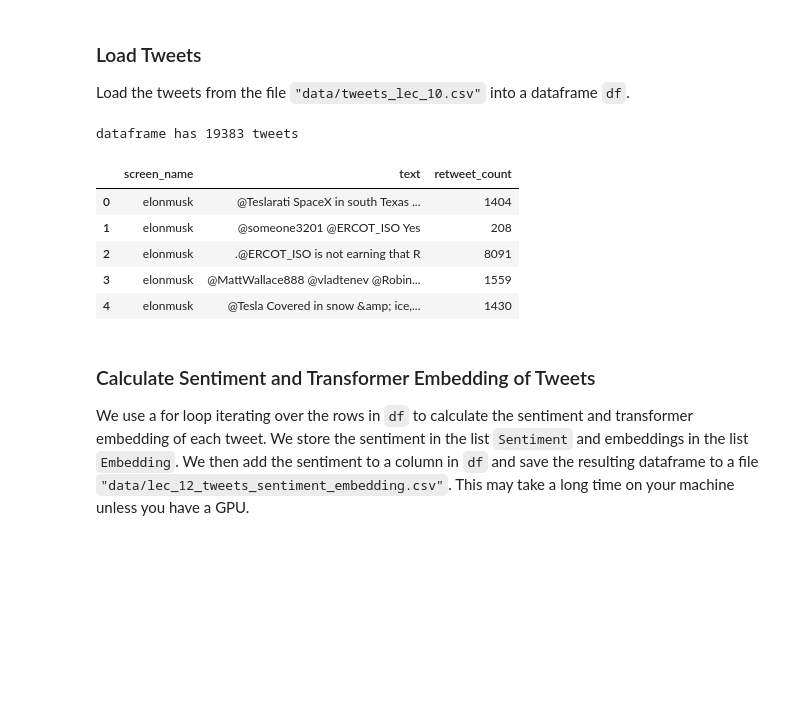
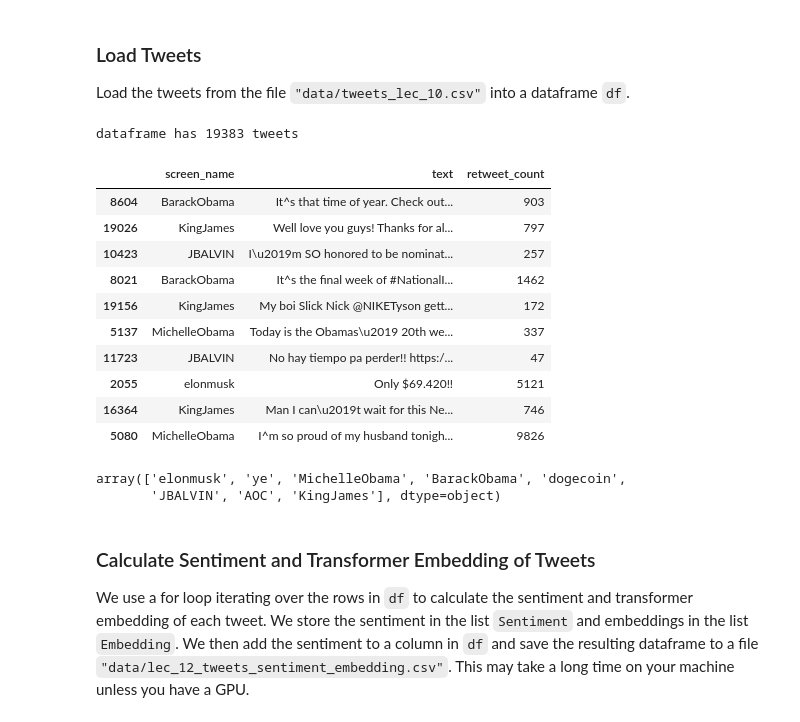
Before and after one commit to zlisto/sentiment_analysis, a Jupyter notebook: Sentiment Analysis.ipynb, the cells around one changed output. Drawn from its saved outputs; the diff is of its cells as text; code cells hidden in the pictures; blank space fills up the shorter version.

Commit message:
data

```diff
--- a/Sentiment Analysis.ipynb
+++ b/Sentiment Analysis.ipynb
@@ -263,20 +219,30 @@ Sentiment:4.03
 
 Load the tweets from the file `"data/tweets_lec_10.csv"` into a dataframe `df`.
 # %%
-df = pd.read_csv("data/tweets_lec_10.csv")
+df = pd.read_csv("data/tweets_sentiment_embedding.csv")
 df = df[['screen_name','text','retweet_count']]
 df = df
 ntweets = len(df)
 print(f"dataframe has {ntweets} tweets")
-df.head()
+df.sample(n=10)
 # %% [output]
 dataframe has 19383 tweets
 |  | screen_name | text | retweet_count |
-| 0 | elonmusk | @Teslarati SpaceX in south Texas ... | 1404 |
-| 1 | elonmusk | @someone3201 @ERCOT_ISO Yes | 208 |
-| 2 | elonmusk | .@ERCOT_ISO is not earning that R | 8091 |
-| 3 | elonmusk | @MattWallace888 @vladtenev @Robin... | 1559 |
-| 4 | elonmusk | @Tesla Covered in snow &amp; ice,... | 1430 |
+| 8604 | BarackObama | It^s that time of year. Check out... | 903 |
+| 19026 | KingJames | Well love you guys! Thanks for al... | 797 |
+| 10423 | JBALVIN | I\u2019m SO honored to be nominat... | 257 |
+| 8021 | BarackObama | It^s the final week of #NationalI... | 1462 |
+| 19156 | KingJames | My boi Slick Nick @NIKETyson gett... | 172 |
+| 5137 | MichelleObama | Today is the Obamas\u2019 20th we... | 337 |
+| 11723 | JBALVIN | No hay tiempo pa perder!! https:/... | 47 |
+| 2055 | elonmusk | Only $69.420!! | 5121 |
+| 16364 | KingJames | Man I can\u2019t wait for this Ne... | 746 |
+| 5080 | MichelleObama | I^m so proud of my husband tonigh... | 9826 |
+# %%
+df.screen_name.unique()
+# %% [output]
+array(['elonmusk', 'ye', 'MichelleObama', 'BarackObama', 'dogecoin',
+       'JBALVIN', 'AOC', 'KingJames'], dtype=object)
 # %% [markdown]
 ### Calculate Sentiment and Transformer Embedding of Tweets
 
```
Also changed, not shown: parts of 18 cells of this notebook, 5 other files.
